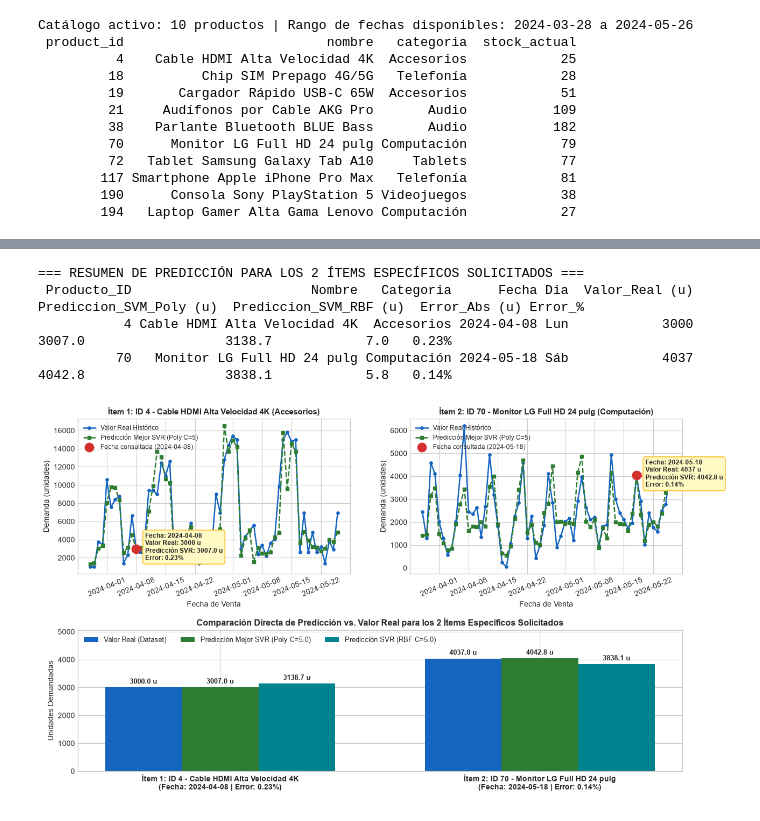
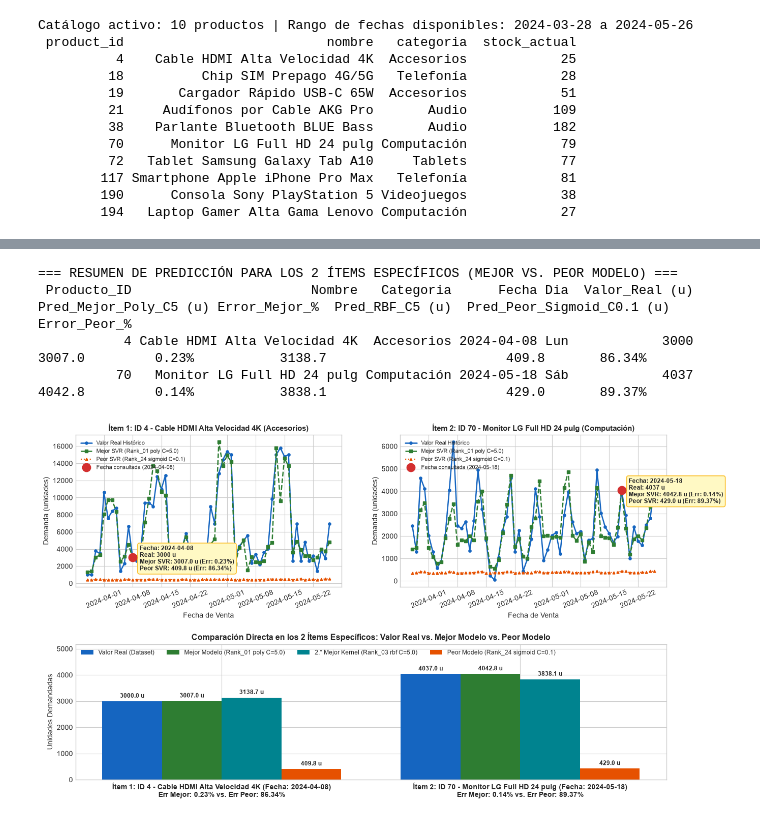
Before and after one commit to patrici0l/Aprendizaje-Automatico, a Jupyter notebook: Practica2.ipynb, the cells around one changed output, grey strips where cells are left out. Drawn from its saved outputs; the diff is of its cells as text; code cells hidden in the pictures.

```diff
--- a/Practica2.ipynb
+++ b/Practica2.ipynb
@@ -34,14 +34,20 @@ for k_nombre in ["Polinomico", "RBF_Gaussiano", "Lineal", "Sigmoide"]:
     with open(os.path.join(MODELS_DIR, f"mejor_svm_{k_nombre.lower()}.pkl"), "rb") as f:
         modelos_por_kernel[k_nombre] = pickle.load(f)
 
+with open(os.path.join(MODELS_DIR, "peor_modelo_svm.pkl"), "rb") as f:
+    modelo_svm_peor = pickle.load(f)
+
 modelo_svm_mejor = modelos_por_kernel["Polinomico"]
 modelo_svm_rbf = modelos_por_kernel["RBF_Gaussiano"]
 
 mejor_global = info_mejores["mejor_experimento_global"]
 segundo_mejor = info_mejores["segundo_mejor_svm"]
+peor_global = info_mejores["peor_experimento_svm"]
 
 plt.style.use('seaborn-v0_8-whitegrid' if 'seaborn-v0_8-whitegrid' in plt.style.available else 'default')
-print("=== MEJORES MODELOS CARGADOS DESDE MLFLOW (DE LAS 24 COMBINACIONES) ===")
+print("=== MODELOS CARGADOS DESDE LOS 24 EXPERIMENTOS DE MLFLOW ===")
 for k_nombre, k_info in info_mejores["mejores_por_kernel"].items():
-    print(f"-> Mejor SVM {k_nombre:<14}: {k_info['Experimento']:<32} | C={k_info['C']:<4} | RMSE: {k_info['RMSE_Test']:7.2f} u | MAE: {k_info['MAE_Test']:6.2f} u | R²: {k_info['R2_Test']:.4f}")
+    print(f"-> Mejor SVR {k_nombre:<14}: {k_info['Experimento']:<28} | C={k_info['C']:<5} | RMSE_Test: {k_info['RMSE_Test']:7.2f} u | MAE_Test: {k_info['MAE_Test']:6.2f} u | R2_Test: {k_info['R2_Test']:7.4f}")
+print("-" * 105)
+print(f"-> PEOR MODELO GLOBAL (Rank 24): {peor_global['Experimento']:<28} | C={peor_global['C']:<5} | RMSE_Test: {peor_global['RMSE_Test']:7.2f} u | MAE_Test: {peor_global['MAE_Test']:6.2f} u | R2_Test: {peor_global['R2_Test']:7.4f}")
 # %% [output]
@@ -171,87 +184,87 @@ La función `graficar_prediccion_dos_items(item_1, item_2)` recibe **dos ítems
 # %%
 def graficar_prediccion_dos_items(item_1=(4, "2024-04-08"), item_2=(70, "2024-05-18")):
     """
-    Grafica y compara la predicción frente al Valor Real para 2 ítems específicos solicitados.
-    Cada ítem se pasa como tupla: (product_id, 'YYYY-MM-DD').
+    Grafica y compara la predicción del Mejor Modelo y del Peor Modelo frente al Valor Real
+    para 2 ítems específicos solicitados por el docente.
     """
     res_1 = predecir_por_producto_y_fecha(product_id=item_1[0], fecha_venta=item_1[1])
     res_2 = predecir_por_producto_y_fecha(product_id=item_2[0], fecha_venta=item_2[1])
     df_dos = pd.DataFrame([res_1, res_2])
 
-    print("=== RESUMEN DE PREDICCIÓN PARA LOS 2 ÍTEMS ESPECÍFICOS SOLICITADOS ===")
-    print(df_dos[["Producto_ID", "Nombre", "Categoria", "Fecha", "Dia", "Valor_Real (u)",
-                  "Prediccion_SVM_Poly (u)", "Prediccion_SVM_RBF (u)", "Error_Abs (u)", "Error_%"]].to_string(index=False))
+    print("=== RESUMEN DE PREDICCIÓN PARA LOS 2 ÍTEMS ESPECÍFICOS (MEJOR VS. PEOR MODELO) ===")
+    print(df_dos.to_string(index=False))
 
-    fig = plt.figure(figsize=(14.5, 8.5))
-    gs = fig.add_gridspec(2, 2, height_ratios=[1.1, 1.0], hspace=0.38, wspace=0.22)
+    fig = plt.figure(figsize=(15, 8.8))
+    gs = fig.add_gridspec(2, 2, height_ratios=[1.12, 1.0], hspace=0.40, wspace=0.22)
 
-    # Paneles superiores: Serie temporal y punto exacto para el Ítem 1 y el Ítem 2
+    # Paneles superiores: Serie temporal de 60 días para el Ítem 1 y el Ítem 2
     for idx, (pid, f_str, res) in enumerate([(item_1[0], item_1[1], res_1), (item_2[0], item_2[1], res_2)]):
         ax = fig.add_subplot(gs[0, idx])
         df_p = df_sales[df_sales['product_id'] == int(pid)].copy().reset_index(drop=True)
         X_p = df_p[FEATURES].copy()
         X_p['product_id'] = X_p['product_id'].astype(str)
-        df_p['Pred_SVM'] = modelo_svm_mejor.predict(X_p)
+        df_p['Pred_Mejor'] = modelo_svm_mejor.predict(X_p)
+        df_p['Pred_Peor']  = modelo_svm_peor.predict(X_p)
 
         ax.plot(df_p['fecha'], df_p['cantidad_vendida'], 'o-', color='#1565C0', lw=1.8, markersize=3.8, label='Valor Real Histórico')
-        ax.plot(df_p['fecha'], df_p['Pred_SVM'], 's--', color='#2E7D32', lw=1.8, markersize=3.8, label='Predicción Mejor SVR (Poly C=5)')
+        ax.plot(df_p['fecha'], df_p['Pred_Mejor'], 's--', color='#2E7D32', lw=1.8, markersize=3.8, label='Mejor SVR (Rank_01 poly C=5.0)')
+        ax.plot(df_p['fecha'], df_p['Pred_Peor'], '^:', color='#E65100', lw=1.6, markersize=3.5, label='Peor SVR (Rank_24 sigmoid C=0.1)')
 
         fila_f = df_p[df_p['fecha_venta'] == str(f_str)].iloc[0]
         ax.scatter([fila_f['fecha']], [fila_f['cantidad_vendida']], color='#D32F2F', s=140, zorder=6,
                    label=f'Fecha consultada ({f_str})')
         ax.annotate(
-            f"Fecha: {f_str}\nValor Real: {res['Valor_Real (u)']} u\nPredicción SVR: {res['Prediccion_SVM_Poly (u)']} u\nError: {res['Error_%']}",
+            f"Fecha: {f_str}\nReal: {res['Valor_Real (u)']} u\nMejor SVR: {res['Pred_Mejor_Poly_C5 (u)']} u (Err: {res['Error_Mejor_%']})\nPeor SVR: {res['Pred_Peor_Sigmoid_C0.1 (u)']} u (Err: {res['Error_Peor_%']})",
             xy=(fila_f['fecha'], fila_f['cantidad_vendida']),
-            xytext=(12, -15), textcoords='offset points', fontweight='bold', fontsize=8.8,
+            xytext=(10, -18), textcoords='offset points', fontweight='bold', fontsize=8.4,
             bbox=dict(boxstyle='round,pad=0.35', fc='#FFF9C4', ec='#FBC02D', lw=1.2),
             arrowprops=dict(arrowstyle='->', color='#D32F2F', lw=1.4)
         )
         ax.set_title(f"Ítem {idx+1}: ID {pid} - {res['Nombre']} ({res['Categoria']})", fontsize=11, fontweight='bold')
         ax.set_xlabel('Fecha de Venta')
         ax.set_ylabel('Demanda (unidades)')
         ax.tick_params(axis='x', rotation=22)
-        ax.legend(loc='upper left', fontsize=8.3)
+        ax.legend(loc='upper left', fontsize=8.0)
 
-    # Panel inferior: Comparación directa en barras de los 2 ítems específicos (Valor Real vs Predicciones SVR)
+    # Panel inferior: Comparación directa en barras de los 2 ítems específicos
     ax_bar = fig.add_subplot(gs[1, :])
     etiquetas_dos = [
-        f"Ítem 1: ID {res_1['Producto_ID']} - {res_1['Nombre']}\n(Fecha: {res_1['Fecha']} | Error: {res_1['Error_%']})",
-        f"Ítem 2: ID {res_2['Producto_ID']} - {res_2['Nombre']}\n(Fecha: {res_2['Fecha']} | Error: {res_2['Error_%']})"
+        f"Ítem 1: ID {res_1['Producto_ID']} - {res_1['Nombre']} (Fecha: {res_1['Fecha']})\nErr Mejor: {res_1['Error_Mejor_%']} vs. Err Peor: {res_1['Error_Peor_%']}",
+        f"Ítem 2: ID {res_2['Producto_ID']} - {res_2['Nombre']} (Fecha: {res_2['Fecha']})\nErr Mejor: {res_2['Error_Mejor_%']} vs. Err Peor: {res_2['Error_Peor_%']}"
     ]
     x_pos = np.arange(2)
-    w = 0.24
+    w = 0.20
 
-    b_real = ax_bar.bar(x_pos - w, df_dos['Valor_Real (u)'], w, label='Valor Real (Dataset)', color='#1565C0')
-    b_poly = ax_bar.bar(x_pos,     df_dos['Prediccion_SVM_Poly (u)'], w, label='Predicción Mejor SVR (Poly C=5.0)', color='#2E7D32')
-    b_rbf  = ax_bar.bar(x_pos + w, df_dos['Prediccion_SVM_RBF (u)'], w, label='Predicción SVR (RBF C=5.0)', color='#00838F')
+    b_real  = ax_bar.bar(x_pos - 1.5*w, df_dos['Valor_Real (u)'],             w, label='Valor Real (Dataset)', color='#1565C0')
+    b_mejor = ax_bar.bar(x_pos - 0.5*w, df_dos['Pred_Mejor_Poly_C5 (u)'],     w, label='Mejor Modelo (Rank_01 poly C=5.0)', color='#2E7D32')
+    b_rbf   = ax_bar.bar(x_pos + 0.5*w, df_dos['Pred_RBF_C5 (u)'],            w, label='2.° Mejor Kernel (Rank_03 rbf C=5.0)', color='#00838F')
+    b_peor  = ax_bar.bar(x_pos + 1.5*w, df_dos['Pred_Peor_Sigmoid_C0.1 (u)'], w, label='Peor Modelo (Rank_24 sigmoid C=0.1)', color='#E65100')
 
-    for barras in (b_real, b_poly, b_rbf):
+    for barras in (b_real, b_mejor, b_rbf, b_peor):
         for rect in barras:
             h = rect.get_height()
             ax_bar.annotate(f'{h:.1f} u', xy=(rect.get_x() + rect.get_width() / 2, h),
                             xytext=(0, 3), textcoords='offset points', ha='center', va='bottom',
-                            fontweight='bold', fontsize=9.2)
+                            fontweight='bold', fontsize=8.8)
 
     ax_bar.set_xticks(x_pos)
-    ax_bar.set_xticklabels(etiquetas_dos, fontsize=10, fontweight='bold')
+    ax_bar.set_xticklabels(etiquetas_dos, fontsize=9.8, fontweight='bold')
     ax_bar.set_ylabel('Unidades Demandadas')
-    ax_bar.set_ylim(0, max(df_dos['Valor_Real (u)'].max(), df_dos['Prediccion_SVM_Poly (u)'].max()) * 1.25)
-    ax_bar.set_title('Comparación Directa de Predicción vs. Valor Real para los 2 Ítems Específicos Solicitados', fontsize=11.5, fontweight='bold')
-    ax_bar.legend(loc='upper left', ncol=3, fontsize=9.5)
+    ax_bar.set_ylim(0, max(df_dos['Valor_Real (u)'].max(), df_dos['Pred_Mejor_Poly_C5 (u)'].max()) * 1.28)
+    ax_bar.set_title('Comparación Directa en los 2 Ítems Específicos: Valor Real vs. Mejor Modelo vs. Peor Modelo', fontsize=11.5, fontweight='bold')
+    ax_bar.legend(loc='upper left', ncol=4, fontsize=8.8)
 
     os.makedirs('artefactos_mlflow', exist_ok=True)
     plt.savefig('artefactos_mlflow/prediccion_dos_items_especificos.png', dpi=130, bbox_inches='tight')
     plt.show()
     return df_dos
 
-# Ejecución para 2 ítems específicos del catálogo (puedes cambiar los IDs y fechas aquí en la sustentación):
-# Ítem 1: Producto ID 4 (Cable HDMI Alta Velocidad 4K) en fecha '2024-04-08'
-# Ítem 2: Producto ID 70 (Monitor LG Full HD 24 pulg) en fecha '2024-05-18'
+# Ejecución para los 2 ítems específicos solicitados (modificables en cualquier momento de la sustentación):
 _ = graficar_prediccion_dos_items(item_1=(4, "2024-04-08"), item_2=(70, "2024-05-18"))
 # %% [output]
-=== RESUMEN DE PREDICCIÓN PARA LOS 2 ÍTEMS ESPECÍFICOS SOLICITADOS ===
- Producto_ID                       Nombre   Categoria      Fecha Dia  Valor_Real (u)  Prediccion_SVM_Poly (u)  Prediccion_SVM_RBF (u)  Error_Abs (u) Error_%
-           4 Cable HDMI Alta Velocidad 4K  Accesorios 2024-04-08 Lun            3000                   3007.0                  3138.7            7.0   0.23%
-          70   Monitor LG Full HD 24 pulg Computación 2024-05-18 Sáb            4037                   4042.8                  3838.1            5.8   0.14%
+=== RESUMEN DE PREDICCIÓN PARA LOS 2 ÍTEMS ESPECÍFICOS (MEJOR VS. PEOR MODELO) ===
+ Producto_ID                       Nombre   Categoria      Fecha Dia  Valor_Real (u)  Pred_Mejor_Poly_C5 (u) Error_Mejor_%  Pred_RBF_C5 (u)  Pred_Peor_Sigmoid_C0.1 (u) Error_Peor_%
+           4 Cable HDMI Alta Velocidad 4K  Accesorios 2024-04-08 Lun            3000                  3007.0         0.23%           3138.7                       409.8       86.34%
+          70   Monitor LG Full HD 24 pulg Computación 2024-05-18 Sáb            4037                  4042.8         0.14%           3838.1                       429.0       89.37%
-[figure, old version]
+[figure, new version]
 # %% [markdown]
```
Also changed, not shown: parts of 18 cells of this notebook, 6 other files.
